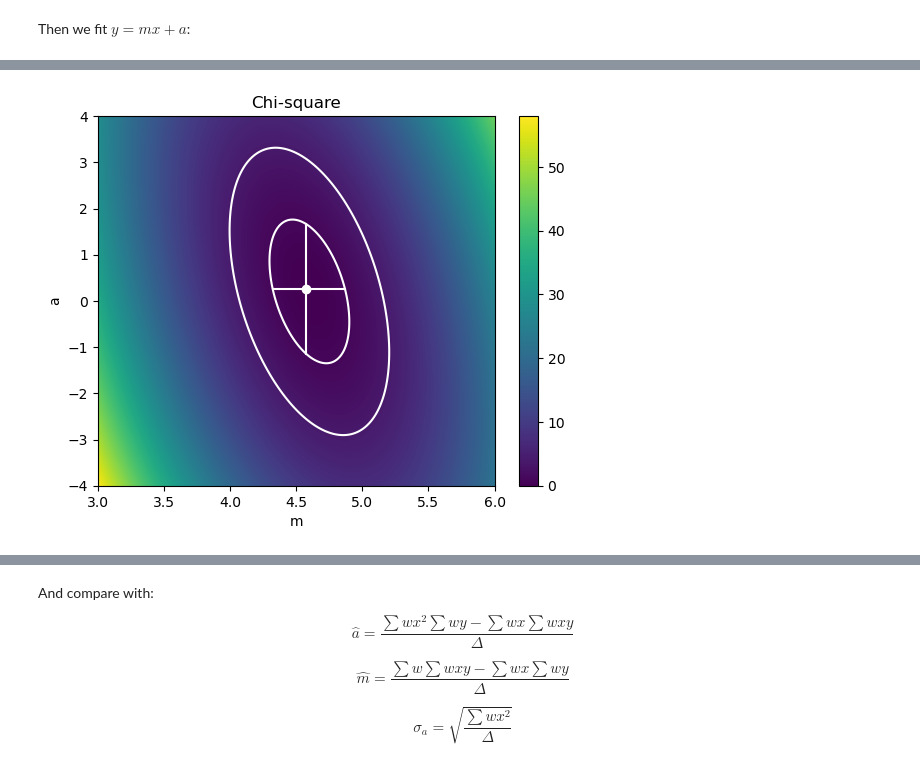
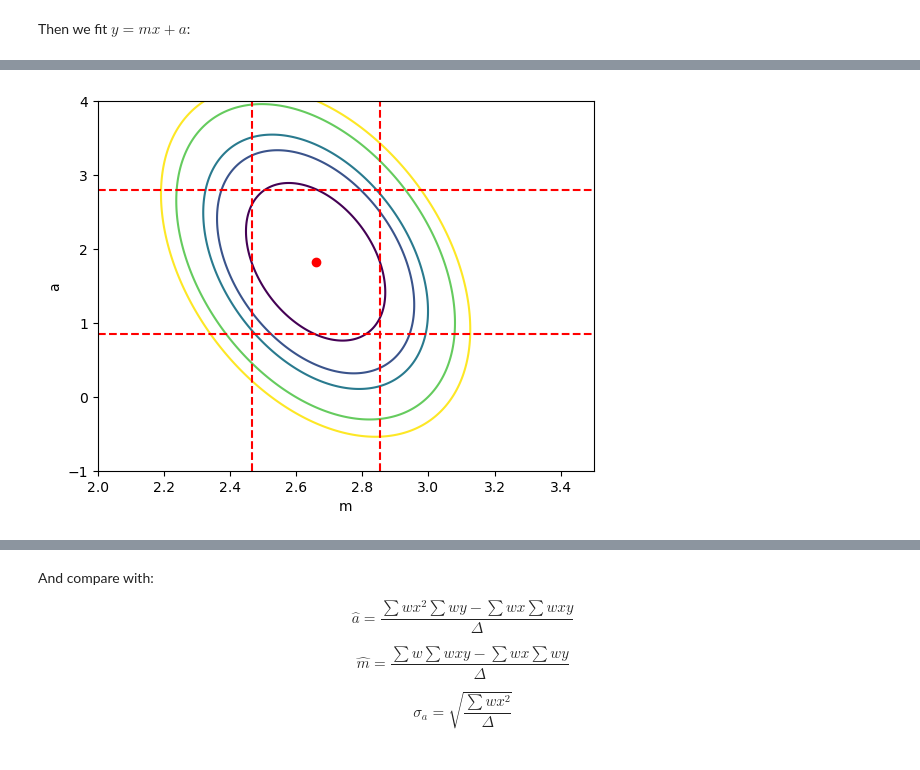
Before and after one commit to maxgalli/StatsStudies, a Jupyter notebook: ExercisesForCourse/Weekly/chi_square.ipynb, the cells around one changed output, grey strips where cells are left out. Cells and saved outputs as stored; diff of their text form; code cells hidden in the pictures.

Commit message:
update chi square

```diff
--- a/ExercisesForCourse/Weekly/chi_square.ipynb
+++ b/ExercisesForCourse/Weekly/chi_square.ipynb
@@ -10,14 +10,14 @@ np.random.seed(42)
 linear_func = lambda x, m, a: m * x + a
 nx = 7
 x = np.linspace(-5, 9, nx)
-m_true = 4.6
+m_true = 2.6
 a_true = 0.
 y_true = linear_func(x, m_true, a_true)
 y_dists = []
 for mu in y_true:
     # add random noise to the true values
-    mu = mu + np.random.normal(0, 1)
-    std = np.random.uniform(1, 5)
+    mu = mu + np.random.normal(1, 3)
+    std = np.random.uniform(1, 2)
     sample = np.random.normal(mu, std, size=10000)
     #plt.hist(sample, bins=50, density=True)
     #plt.show()
@@ -141,54 +142,36 @@ p-value = 1.00
 Then we fit $y = mx + a$:
 # %%
 # define the grid of m and a values
-m_values = np.linspace(3, 6, 1500)
-a_values = np.linspace(-4, 4, 1500)
-m_grid, a_grid = np.meshgrid(m_values, a_values)
+m_values = np.linspace(2, 3.5, 1000)
+a_values = np.linspace(-1, 4, 1000)
 
-# compute the chi-square values for the grid
-chi2_values = np.zeros_like(m_grid)
-for i in range(len(m_values)):
-    for j in range(len(a_values)):
-        chi2_values[j,i] = chisquare(x, mus, stds, m_values[i], a_values[j])
+chi2_values = np.vstack([np.array([chisquare(x, mus, stds, m, a) for m in m_values]) for a in a_values])
+chi2_values -= chi2_values.min()
+a_min_index, m_min_index = np.unravel_index(np.argmin(chi2_values), chi2_values.shape)
+m_best_2d = m_values[m_min_index]
+a_best_2d = a_values[a_min_index]
+# find 1 sigma uncertainties
+mdown = m_values[np.where(chi2_values[a_min_index] <= 2.3)[0][0]]
+mup = m_values[np.where(chi2_values[a_min_index] <= 2.3)[0][-1]]
+m_down_err_2d = m_best_2d - mdown
+m_up_err_2d = mup - m_best_2d
+adown = a_values[np.where(chi2_values[:, m_min_index] <= 2.3)[0][0]]
+aup = a_values[np.where(chi2_values[:, m_min_index] <= 2.3)[0][-1]]
+a_down_err_2d = a_best_2d - adown
+a_up_err_2d = aup - a_best_2d
 
-# minimum of chi2_values to 0
-chi2_values -= chi2_values.min()
+# plot
+plt.contour(m_values, a_values, chi2_values, levels=[2.3, 4.61, 5.99, 9.21, 11.34]);
+# plt best
+plt.plot(m_best_2d, a_best_2d, 'o', color='red');
+plt.xlabel('m');
+plt.ylabel('a');
+# plot horizontal and vertical lines for 1 sigma
+plt.axvline(mdown, color='red', linestyle='--');
+plt.axvline(mup, color='red', linestyle='--');
+plt.axhline(adown, color='red', linestyle='--');
+plt.axhline(aup, color='red', linestyle='--');
 
-one_sigma_level = 1.0
-
-# find the minimum chi-square value
-imin, jmin = np.unravel_index(chi2_values.argmin(), chi2_values.shape)
-m_min = m_values[imin]
-a_min = a_values[jmin]
-
-# find the 1 sigma confidence interval for m and a where chi-square = 2.3 and the coordinates of the minimum chi-square value
-mdown = m_values[np.where(chi2_values[jmin,:] < one_sigma_level)[0][0]]
-mup = m_values[np.where(chi2_values[jmin,:] < one_sigma_level)[0][-1]]
-m_down_err = m_min - mdown
-m_up_err = mup - m_min
-adown = a_values[np.where(chi2_values[:,imin] < one_sigma_level)[0][0]]
-aup = a_values[np.where(chi2_values[:,imin] < one_sigma_level)[0][-1]]
-a_down = a_min - adown
-a_up = aup - a_min
-
-# plot the heatmap and contours of chi-square
-fig, ax = plt.subplots()
-im = ax.imshow(chi2_values, cmap='viridis', extent=[m_values[0], m_values[-1], a_values[0], a_values[-1]], origin='lower', aspect='auto')
-cbar = fig.colorbar(im, ax=ax)
-# plot the minimum chi-square value
-ax.plot(m_values[imin], a_values[jmin], 'o', color='white')
-ax.plot([mdown, mup], [a_values[jmin], a_values[jmin]], '-', color='white')
-ax.plot([m_values[imin], m_values[imin]], [adown, aup], '-', color='white')
-ax.set_xlabel('m')
-ax.set_ylabel('a')
-ax.set_title('Chi-square')
-
-# plot the contours of chi-square
-levels = [one_sigma_level, 4] # corresponding to 1, 2, and 3 sigma confidence intervals for 2 parameters
-ax.contour(m_grid, a_grid, chi2_values, levels=levels, colors='white')
-
-plt.show()
-
-print('m = {:.2f} + {:.2f} - {:.2f}'.format(m_min, m_up_err, m_down_err))
-print('a = {:.2f} + {:.2f} - {:.2f}'.format(a_min, a_up, a_down))
+print(f"m = {m_best_2d:.2f} +{m_up_err_2d:.2f} -{m_down_err_2d:.2f}")
+print(f"a = {a_best_2d:.2f} +{a_up_err_2d:.2f} -{a_down_err_2d:.2f}")
 # %% [output]
@@ -195 +180 @@ print('a = {:.2f} + {:.2f} - {:.2f}'.format(a_min, a_up, a_down))
-[figure, old version]
+[figure, new version]
```
Also changed, not shown: parts of 10 cells of this notebook, 1 other file.
